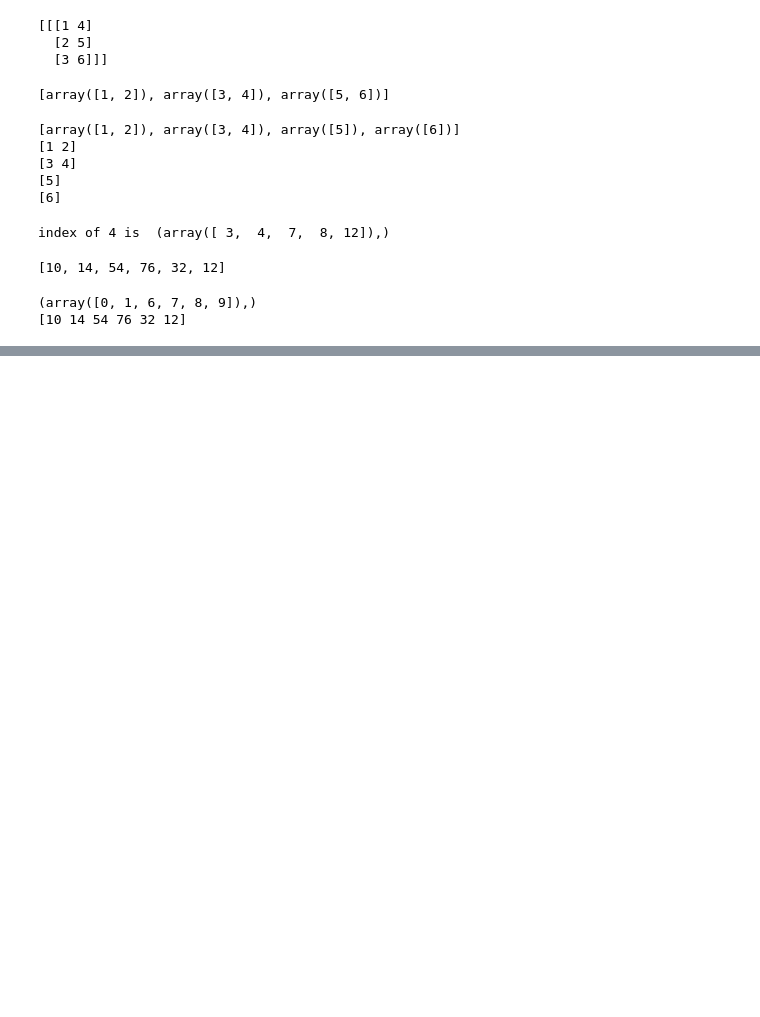
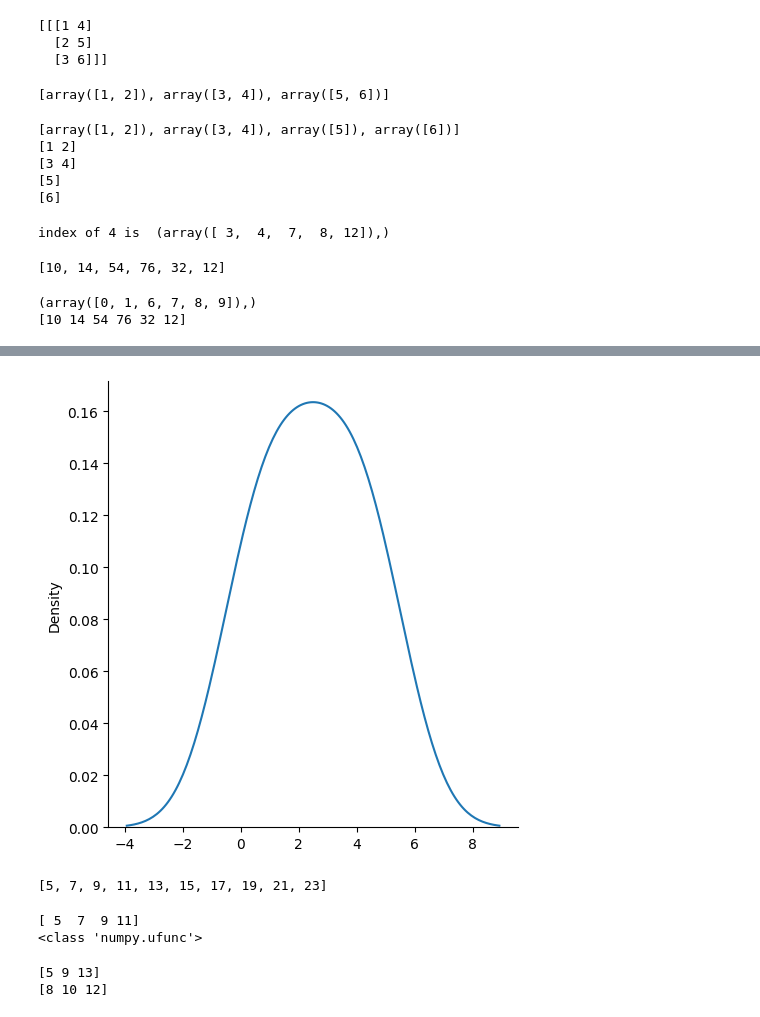
Before and after one commit to Yogesh0801/Python_Programming, a Jupyter notebook: python Library/Numpy.ipynb, the cells around one changed output, grey strips where cells are left out. Drawn from its saved outputs; the diff is of its cells as text; code cells hidden in the pictures; blank space fills up the shorter version.

```diff
--- a/python Library/Numpy.ipynb
+++ b/python Library/Numpy.ipynb
@@ -589,0 +740,6 @@ for i in x:
+# %%
+# plotting a displot without histogram
+sns.displot([0,1,2,3,4,5], kind='kde') # kind='kde' : it will plot the density plot instead of histogram
+plt.show()
+# %% [output]
+[figure, added]
@@ -589,0 +750,24 @@ for i in x:
+# %%
+# without Ufuncs
+x = [1,2,3,4,5,6,7,8,9,10]
+y = [4,5,6,7,8,9,10,11,12,13]
+z = []
+# for i in range(len(x)):
+#     z.append(x[i] + y[i])
+# print(z)
+for i,j in zip(x,y):
+    z.append(i+j)
+print(z)
+# %% [output]
+[5, 7, 9, 11, 13, 15, 17, 19, 21, 23]
+# %%
+# with Ufuncs
+import numpy as np
+x = [1,2,3,4]
+y = [4,5,6,7]
+z = np.add(x,y)
+print(z)
+print(type(np.add))
+# %% [output]
+[ 5  7  9 11]
+<class 'numpy.ufunc'>
@@ -589,0 +778,10 @@ for i in x:
+# %%
+import numpy as np
+def myadd(x,y):
+    return x+y
+myadd = np.frompyfunc(myadd,2,1) # 2 inputs, 1 output
+print(myadd([2,4,6],[3,5,7]))
+print(myadd([7,8,9],[1,2,3]))
+# %% [output]
+[5 9 13]
+[8 10 12]
```
Also changed, not shown: parts of 62 cells of this notebook, 6 other files.
